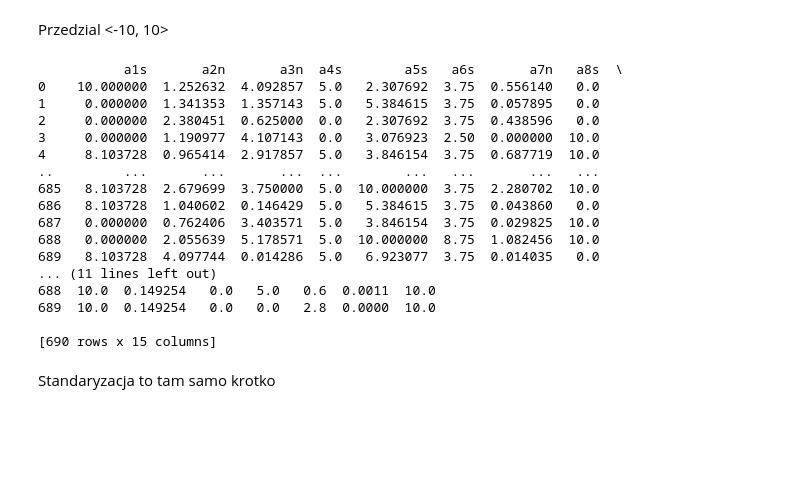
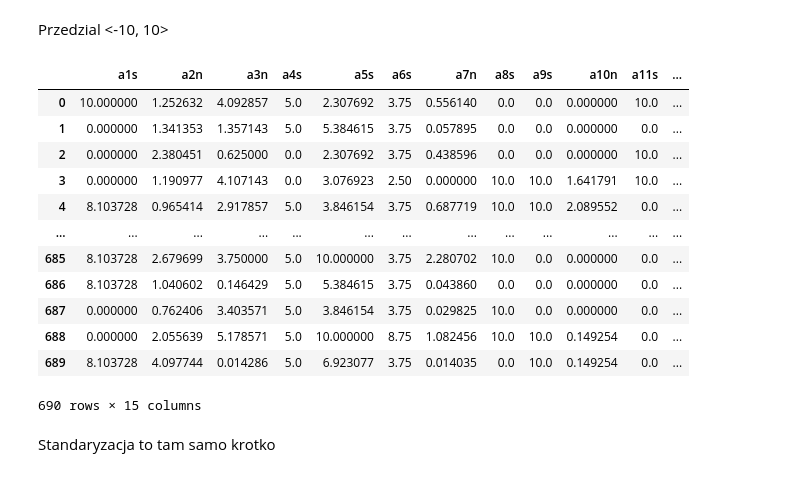
Before and after one commit to tym3k1/SI-2023-tym3k1, a Jupyter notebook: lab1.ipynb, the cells around one changed output. Drawn from its saved outputs; the diff is of its cells as text; code cells hidden in the pictures; blank space fills up the shorter version.

```diff
--- a/lab1.ipynb
+++ b/lab1.ipynb
@@ -271,25 +263,21 @@ print(df_normalized)
 Przedzial <-10, 10>
 # %%
 normalized_df=(df-df.min())/(df.max()-df.min()) * 10
-print(normalized_df)
+normalized_df
 # %% [output]
+|  | a1s | a2n | a3n | a4s | a5s | a6s | a7n | a8s | a9s | a10n | a11s | ... |
+| 0 | 10.000000 | 1.252632 | 4.092857 | 5.0 | 2.307692 | 3.75 | 0.556140 | 0.0 | 0.0 | 0.000000 | 10.0 | ... |
+| 1 | 0.000000 | 1.341353 | 1.357143 | 5.0 | 5.384615 | 3.75 | 0.057895 | 0.0 | 0.0 | 0.000000 | 0.0 | ... |
+| 2 | 0.000000 | 2.380451 | 0.625000 | 0.0 | 2.307692 | 3.75 | 0.438596 | 0.0 | 0.0 | 0.000000 | 10.0 | ... |
+| 3 | 0.000000 | 1.190977 | 4.107143 | 0.0 | 3.076923 | 2.50 | 0.000000 | 10.0 | 10.0 | 1.641791 | 10.0 | ... |
+| 4 | 8.103728 | 0.965414 | 2.917857 | 5.0 | 3.846154 | 3.75 | 0.687719 | 10.0 | 10.0 | 2.089552 | 0.0 | ... |
+| ... | ... | ... | ... | ... | ... | ... | ... | ... | ... | ... | ... | ... |
+| 685 | 8.103728 | 2.679699 | 3.750000 | 5.0 | 10.000000 | 3.75 | 2.280702 | 10.0 | 0.0 | 0.000000 | 0.0 | ... |
+| 686 | 8.103728 | 1.040602 | 0.146429 | 5.0 | 5.384615 | 3.75 | 0.043860 | 0.0 | 0.0 | 0.000000 | 0.0 | ... |
+| 687 | 0.000000 | 0.762406 | 3.403571 | 5.0 | 3.846154 | 3.75 | 0.029825 | 10.0 | 0.0 | 0.000000 | 0.0 | ... |
+| 688 | 0.000000 | 2.055639 | 5.178571 | 5.0 | 10.000000 | 8.75 | 1.082456 | 10.0 | 10.0 | 0.149254 | 0.0 | ... |
+| 689 | 8.103728 | 4.097744 | 0.014286 | 5.0 | 6.923077 | 3.75 | 0.014035 | 0.0 | 10.0 | 0.149254 | 0.0 | ... |
-           a1s       a2n       a3n  a4s        a5s   a6s       a7n   a8s  \
-0    10.000000  1.252632  4.092857  5.0   2.307692  3.75  0.556140   0.0
-1     0.000000  1.341353  1.357143  5.0   5.384615  3.75  0.057895   0.0
-2     0.000000  2.380451  0.625000  0.0   2.307692  3.75  0.438596   0.0
-3     0.000000  1.190977  4.107143  0.0   3.076923  2.50  0.000000  10.0
-4     8.103728  0.965414  2.917857  5.0   3.846154  3.75  0.687719  10.0
-..         ...       ...       ...  ...        ...   ...       ...   ...
-685   8.103728  2.679699  3.750000  5.0  10.000000  3.75  2.280702  10.0
-686   8.103728  1.040602  0.146429  5.0   5.384615  3.75  0.043860   0.0
-687   0.000000  0.762406  3.403571  5.0   3.846154  3.75  0.029825  10.0
-688   0.000000  2.055639  5.178571  5.0  10.000000  8.75  1.082456  10.0
-689   8.103728  4.097744  0.014286  5.0   6.923077  3.75  0.014035   0.0
-... (11 lines left out)
-688  10.0  0.149254   0.0   5.0   0.6  0.0011  10.0
-689  10.0  0.149254   0.0   0.0   2.8  0.0000  10.0
-
-[690 rows x 15 columns]
+690 rows × 15 columns
 # %% [markdown]
 Standaryzacja to tam samo krotko
 # %%
```
Also changed, not shown: parts of 4 cells of this notebook.
